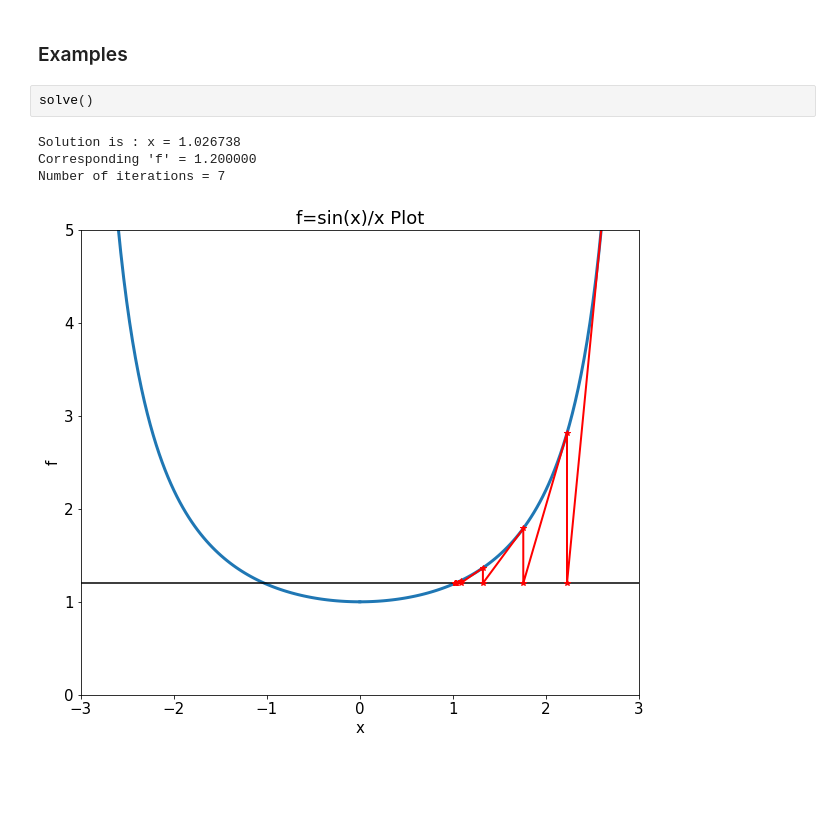
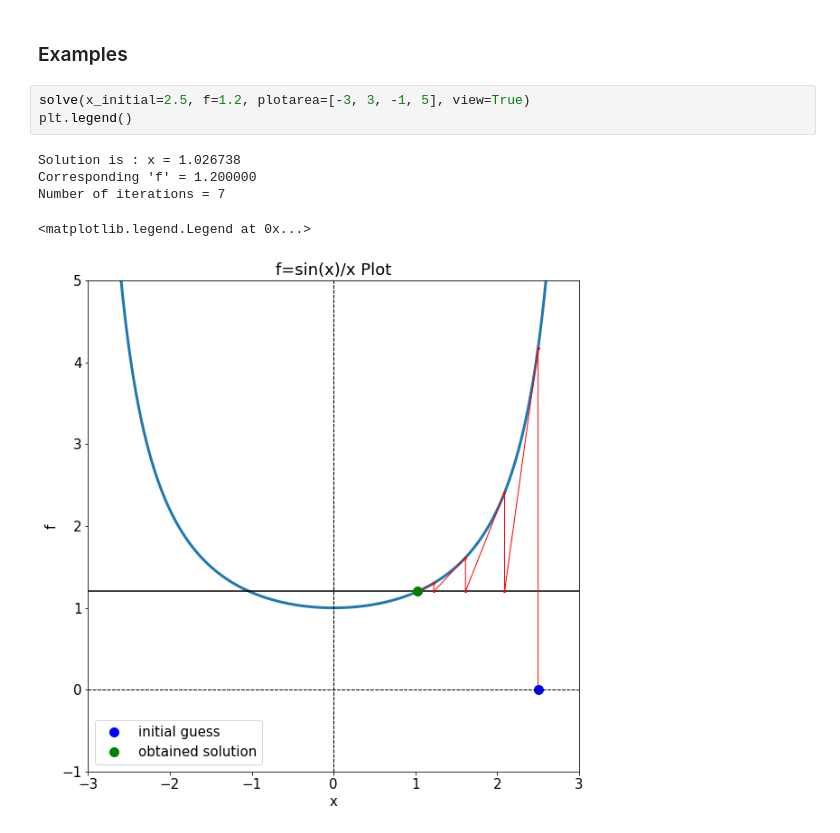
Before and after one commit to shivakumargaddam/ME7227, a Jupyter notebook: assign1_prob1.ipynb, the cells around one changed output. Drawn from its saved outputs; the diff is of its cells as text; blank space fills up the shorter version.

```diff
--- a/assign1_prob1.ipynb
+++ b/assign1_prob1.ipynb
@@ -85,12 +94,14 @@ def solve(x_initial=2.6, f=1.2, plotarea=[-3, 3, 0, 5], view=True):
         return x_sol
 # %% [markdown]
 ### Examples
-# %%
-solve()
-# %% [output]
-Solution is : x = 1.026738
-Corresponding 'f' = 1.200000
-Number of iterations = 7
-[figure, removed]
+# %%
+solve(x_initial=2.5, f=1.2, plotarea=[-3, 3, -1, 5], view=True)
+plt.legend()
+# %% [output]
+Solution is : x = 1.026738
+Corresponding 'f' = 1.200000
+Number of iterations = 7
+<matplotlib.legend.Legend at 0x...>
+[figure, added]
 # %%
 solve(x_initial=0.1, f=1.2, plotarea=[-20,20,-20,20], view=True)
```
Also changed, not shown: parts of 12 cells of this notebook.
